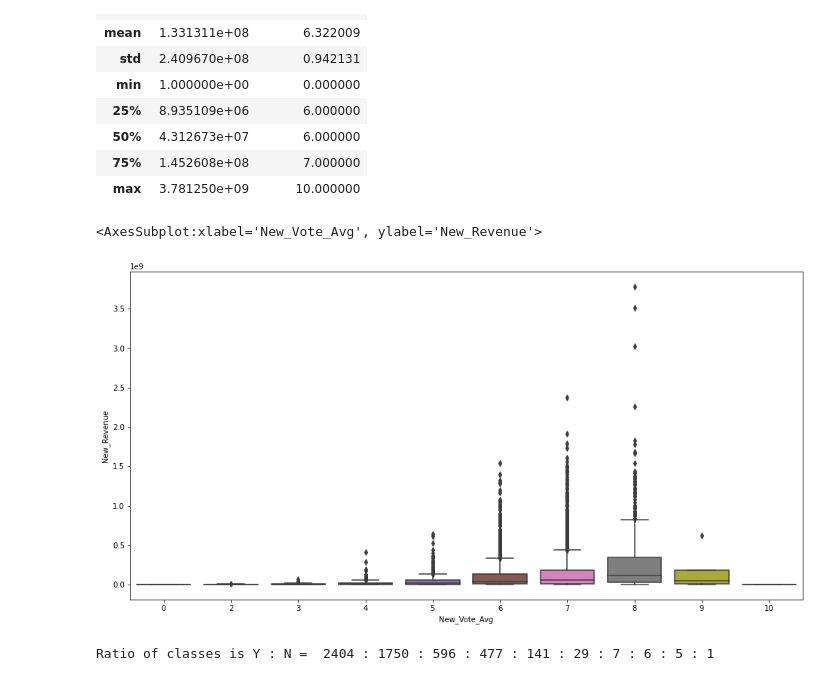
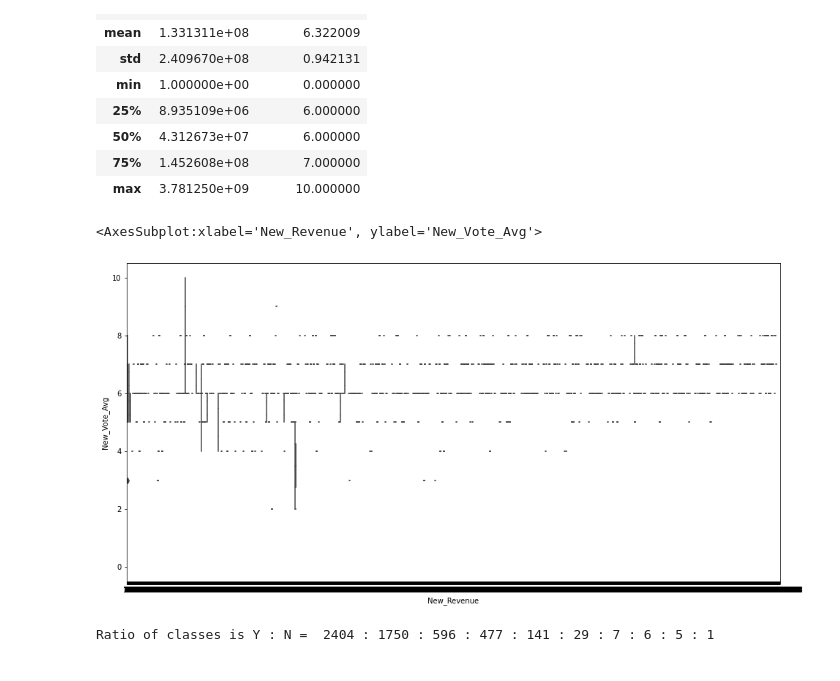
Before and after one commit to EZQQQQ/Movie-Analysis, a Jupyter notebook: MAIN-Copy1.ipynb, the cells around one changed output. Cells and saved outputs as stored; diff of their text form; code cells hidden in the pictures.

```diff
--- a/MAIN-Copy1.ipynb
+++ b/MAIN-Copy1.ipynb
@@ -380,10 +395,10 @@ revenue_vote.describe()
 revenue_vote = revenue_vote.round({'VOTE_AVERAGE':0})
 # %%
 f = plt.figure(figsize=(16, 8))
-sb.boxplot(x = 'New_Vote_Avg', y = 'New_Revenue', data = revenue_vote)
+sb.boxplot(x = 'New_Revenue', y = 'New_Vote_Avg', data = revenue_vote)
 # %% [output]
-<AxesSubplot:xlabel='New_Vote_Avg', ylabel='New_Revenue'>
+<AxesSubplot:xlabel='New_Revenue', ylabel='New_Vote_Avg'>
-[figure, old version]
+[figure, new version]
 # %%
 count0, count2, count3, count4, count5, count6,count7, count8, count9, count10 = revenue_vote.New_Vote_Avg.value_counts()
 print("Ratio of classes is Y : N = ", count0, ":", count2,":", count3,":", count4,":", count5,":", count6,":", count7,":", count8,":", count9,":", count10)
```
Also changed, not shown: parts of 4 cells of this notebook.
